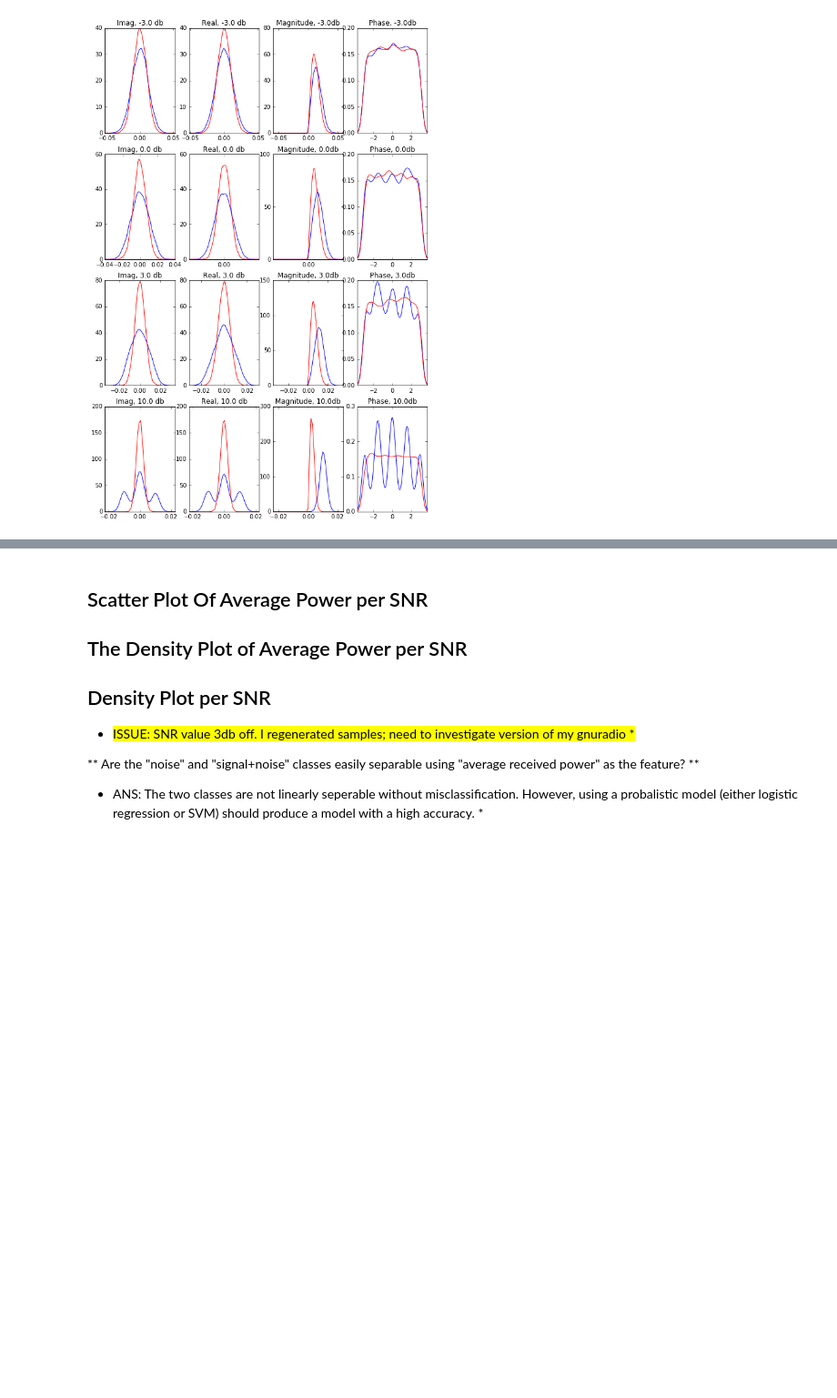
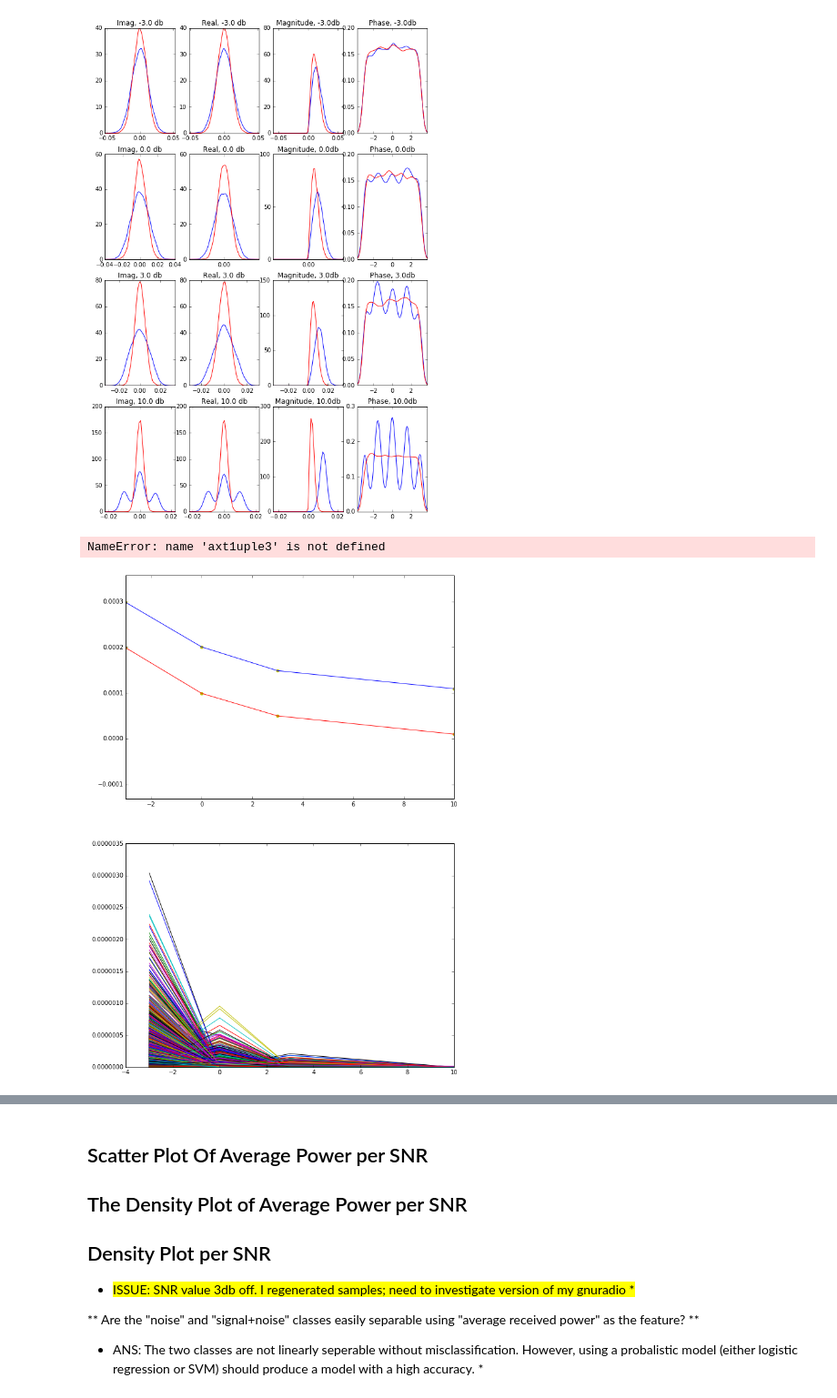
Before and after one commit to rollingcoconut/RadioML, a Jupyter notebook: Detecting_Users_psk_samps_pickled.ipynb, the cells around one changed output, grey strips where cells are left out. Shown at 91% size. Saved outputs shown, nothing was run; the diff lists cells and outputs as text; code cells hidden in the pictures; blank space fills up the shorter version.

```diff
--- a/Detecting_Users_psk_samps_pickled.ipynb
+++ b/Detecting_Users_psk_samps_pickled.ipynb
@@ -133,3 +133,64 @@ for ax_idx, snr_desired in enumerate(snrlist):
                  axtuple2[ax_idx][3],xminlesszero=True, title="Phase, %.1fdb" %snr_desired,xlabel="",ylabel="")
 # %% [output]
 [figure]
+# %%
+## Plot M2, M4, k_a, k_w, ρ_M2M4 against SNR
+#M2 = np.mean(abs(signal)**2)
+#M4 = np.mean(abs(signal)**4)
+import scipy.stats as st
+
+snrlist = [-3,0,3,10]
+f3, axtuple3 = plt.subplots(2,1,  figsize=(10, 15))
+no_trials=100 # when no_trials is  100, no of flattened samples is 12800
+M2_noise = []# noise, err, signal, err
+M2_sn=[]
+M2_err=[]
+
+M4_noise=[]
+M4_sn=[]
+M4_err=[]
+
+#yerr = 0.1 + 0.2*np.sqrt(x)
+#xerr = 0.1 + yerr
+
+
+for ax_idx, snr_desired in enumerate(snrlist):
+
+    noise_pattern = "samples/samples_" + ("%.1f" % snr_desired) + "db_1024" + "*noise.npy"
+    noise_files_1024 = [file for file in glob.glob(noise_pattern)]
+    noise_samples_1024 = \
+        np.ndarray.flatten(np.array([j for f in noise_files_1024
+                                     for i,j, in enumerate(np.load(f))]))[0:no_trials*128]
+
+    M2_noise.append(np.mean(abs(noise_samples_1024)**2))
+    M4_noise.append( abs(noise_samples_1024)**4)
+
+    sn_pattern = "samples/samples_" + ("%.1f" % snr_desired) + "db_1024" + "*sn.npy"
+    sn_files_1024 = [file for file in glob.glob(sn_pattern)]
+    sn_samples_1024 = \
+        np.ndarray.flatten(np.array([j for f in sn_files_1024 for i,j,
+                                     in enumerate(np.load(f))]))[0:no_trials*128]
+    M2_sn.append(np.mean(abs(sn_samples_1024)**2))
+    M4_sn.append(np.mean(abs(sn_samples_1024)**4))
+
+
+#yerr = 0.1 + 0.2*np.sqrt(x)
+#xerr = 0.1 + yerr
+
+axtuple3[0].plot( snrlist, M2_sn)
+axtuple3[0].plot( snrlist, M2_noise,color="r")
+axtuple3[0].scatter( snrlist, M2_sn,color="y")
+axtuple3[0].scatter( snrlist, M2_noise,color="y")
+axtuple3[0].set_ylim([-1.2*min(M2_sn),1.2*max(M2_sn)])
+axtuple3[0].set_xlim([min(snrlist),max(snrlist)])
+axtuple3[0].set_title="Second Moment"
+
+
+axtuple3[1].plot( snrlist, M4_noise)
+axtuple3[1].plot(snrlist,M4_sn)
+#axtuple3[1].set_ylim([-1.2*min(M4_sn),1.2*max(M4_sn)])
+#axtuple3[1].set_xlim([min(snrlist),max(snrlist)])
+axtuple3[1].set_title="Fourth Moment"
+# %% [output]
+NameError: name 'axt1uple3' is not defined
+[figure, added]
```
Also changed, not shown: parts of 2 cells of this notebook.
